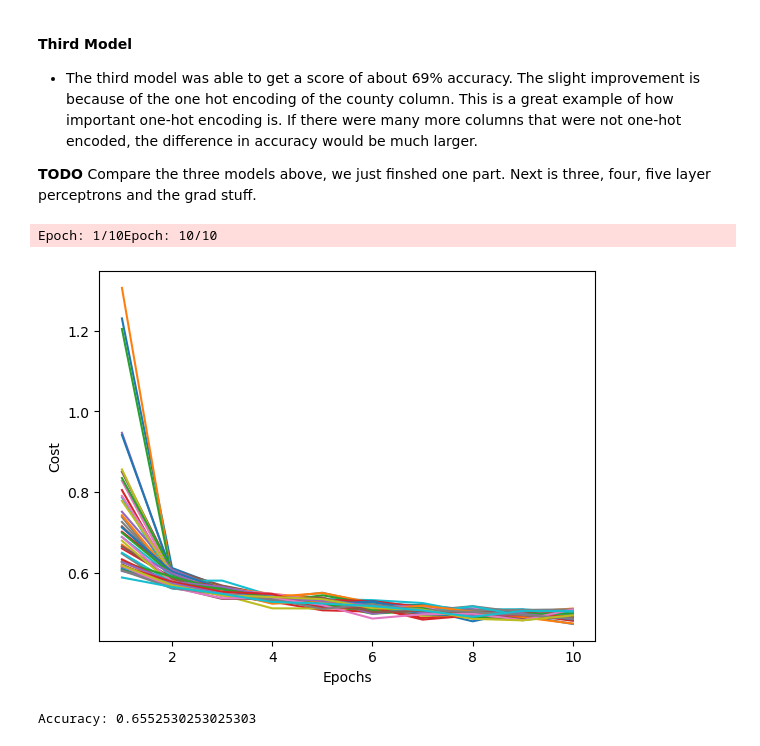
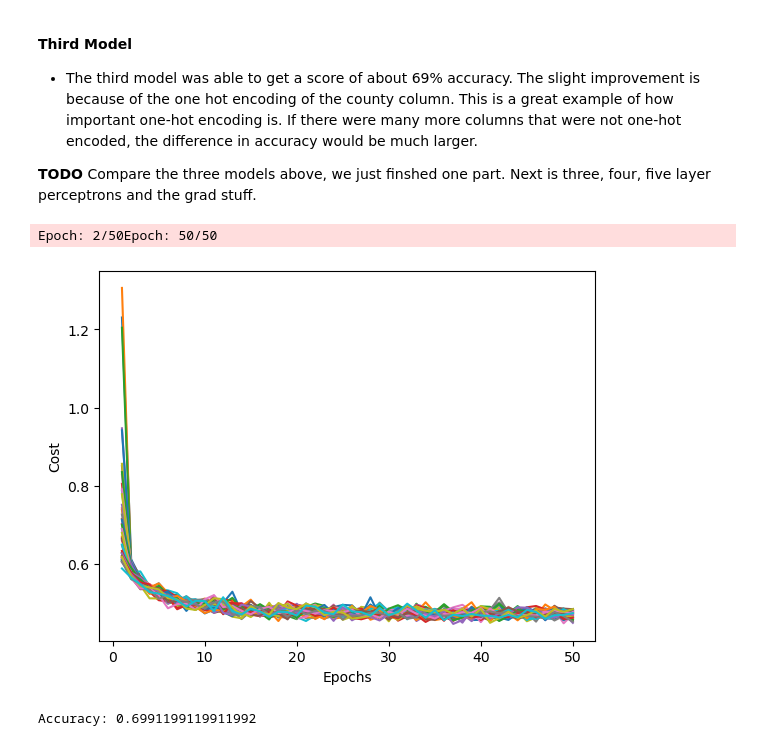
Before and after one commit to Jadonsw123/Lab4MultiLayerPerceptron, a Jupyter notebook: lab4secondtry.ipynb, the cells around one changed output. Saved outputs shown, nothing was run; the diff lists cells and outputs as text; code cells hidden in the pictures.

```diff
--- a/lab4secondtry.ipynb
+++ b/lab4secondtry.ipynb
@@ -1040,28 +767,28 @@ class ThreeLayerPerceptron(NormalizedTwoLayerPerceptron):
         return self
 # %%
 params = { 'n_hidden_1':30,'n_hidden_2':30,
-         'C':0.1, 'epochs':10, 'eta':0.001,
+         'C':0.1, 'epochs':50, 'eta':0.001,
          'alpha':0.001, 'decrease_const':1e-5, 'minibatches':50,
          'shuffle':True,'random_state':1}
 # model = TLPVectorizedMiniBatchCrossEntropyGlorot(n_hidden=30, C=0.0, epochs=50, eta=0.001, random_state=42)
 model = ThreeLayerPerceptron(**params)
 model.fit(X_train, y_train, print_progress=True)
 # plot the loss over time to ensure convergence
 plt.plot(range(1, len(model.cost_)+1), model.cost_)
 plt.xlabel("Epochs")
 plt.ylabel("Cost")
 plt.show()
 
 # evaluate the model on the test set
 y_pred = model.predict(X_test)
 
 # convert y_pred into a one-hot encoded dataframe
 y_pred = convert_data(y_pred)
 
 # Get accuracy
 accuracy = accuracy_score(y_test, y_pred)
 print("Accuracy:", accuracy)
 # %% [output]
-Epoch: 1/10Epoch: 10/10
+Epoch: 2/50Epoch: 50/50
-[figure, old version]
+[figure, new version]
-Accuracy: 0.6552530253025303
+Accuracy: 0.6991199119911992
```
Also changed, not shown: parts of 7 cells of this notebook.
